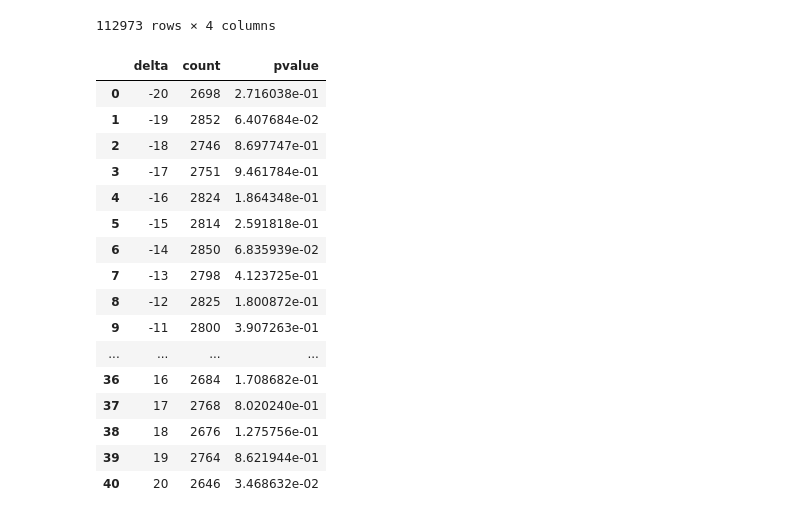
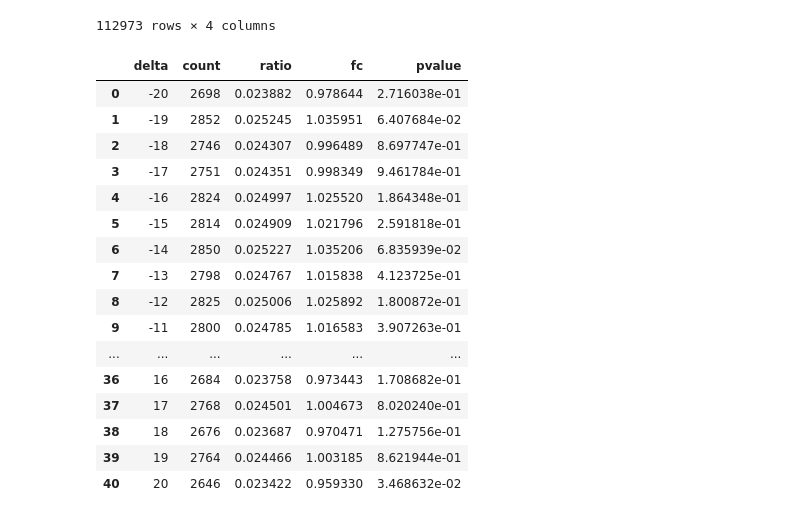
Before and after one commit to edwardsnj/glygen-colab-notebooks, a Jupyter notebook: variants/main1.ipynb, the cells around one changed output. Saved outputs shown, nothing was run; the diff lists cells and outputs as text; code cells hidden in the pictures.

```diff
--- a/variants/main1.ipynb
+++ b/variants/main1.ipynb
@@ -250,33 +250,36 @@ UniProtKB Accessions: 3840
 # %%
 from scipy.stats import binomtest
 
 delta_counts = pd.DataFrame(merged[["delta"]].value_counts())
 delta_counts = delta_counts.sort_values(by='delta')
 delta_counts = delta_counts.reset_index()
 
 N = delta_counts['count'].sum()
-p = 1/delta_counts.shape[0]
+n = delta_counts.shape[0]
+p = 1/n
 
 for i in range(delta_counts.shape[0]):
+  delta_counts.loc[i,'ratio'] = delta_counts.loc[i,'count']/N
+  delta_counts.loc[i,'fc'] = delta_counts.loc[i,'ratio']/((1-delta_counts.loc[i,'ratio'])/(n-1))
   delta_counts.loc[i,'pvalue'] = binomtest(delta_counts.loc[i,'count'], N, p,
                                            alternative='two-sided').pvalue
 
 delta_counts
 # %% [output]
-|  | delta | count | pvalue |
-| 0 | -20 | 2698 | 2.716038e-01 |
-| 1 | -19 | 2852 | 6.407684e-02 |
-| 2 | -18 | 2746 | 8.697747e-01 |
-| 3 | -17 | 2751 | 9.461784e-01 |
-| 4 | -16 | 2824 | 1.864348e-01 |
-| 5 | -15 | 2814 | 2.591818e-01 |
-| 6 | -14 | 2850 | 6.835939e-02 |
-| 7 | -13 | 2798 | 4.123725e-01 |
-| 8 | -12 | 2825 | 1.800872e-01 |
-| 9 | -11 | 2800 | 3.907263e-01 |
-| ... | ... | ... | ... |
-| 36 | 16 | 2684 | 1.708682e-01 |
-| 37 | 17 | 2768 | 8.020240e-01 |
-| 38 | 18 | 2676 | 1.275756e-01 |
-| 39 | 19 | 2764 | 8.621944e-01 |
-| 40 | 20 | 2646 | 3.468632e-02 |
+|  | delta | count | ratio | fc | pvalue |
+| 0 | -20 | 2698 | 0.023882 | 0.978644 | 2.716038e-01 |
+| 1 | -19 | 2852 | 0.025245 | 1.035951 | 6.407684e-02 |
+| 2 | -18 | 2746 | 0.024307 | 0.996489 | 8.697747e-01 |
+| 3 | -17 | 2751 | 0.024351 | 0.998349 | 9.461784e-01 |
+| 4 | -16 | 2824 | 0.024997 | 1.025520 | 1.864348e-01 |
+| 5 | -15 | 2814 | 0.024909 | 1.021796 | 2.591818e-01 |
+| 6 | -14 | 2850 | 0.025227 | 1.035206 | 6.835939e-02 |
+| 7 | -13 | 2798 | 0.024767 | 1.015838 | 4.123725e-01 |
+| 8 | -12 | 2825 | 0.025006 | 1.025892 | 1.800872e-01 |
+| 9 | -11 | 2800 | 0.024785 | 1.016583 | 3.907263e-01 |
+| ... | ... | ... | ... | ... | ... |
+| 36 | 16 | 2684 | 0.023758 | 0.973443 | 1.708682e-01 |
+| 37 | 17 | 2768 | 0.024501 | 1.004673 | 8.020240e-01 |
+| 38 | 18 | 2676 | 0.023687 | 0.970471 | 1.275756e-01 |
+| 39 | 19 | 2764 | 0.024466 | 1.003185 | 8.621944e-01 |
+| 40 | 20 | 2646 | 0.023422 | 0.959330 | 3.468632e-02 |
```
Also changed, not shown: parts of 1 cell of this notebook.
